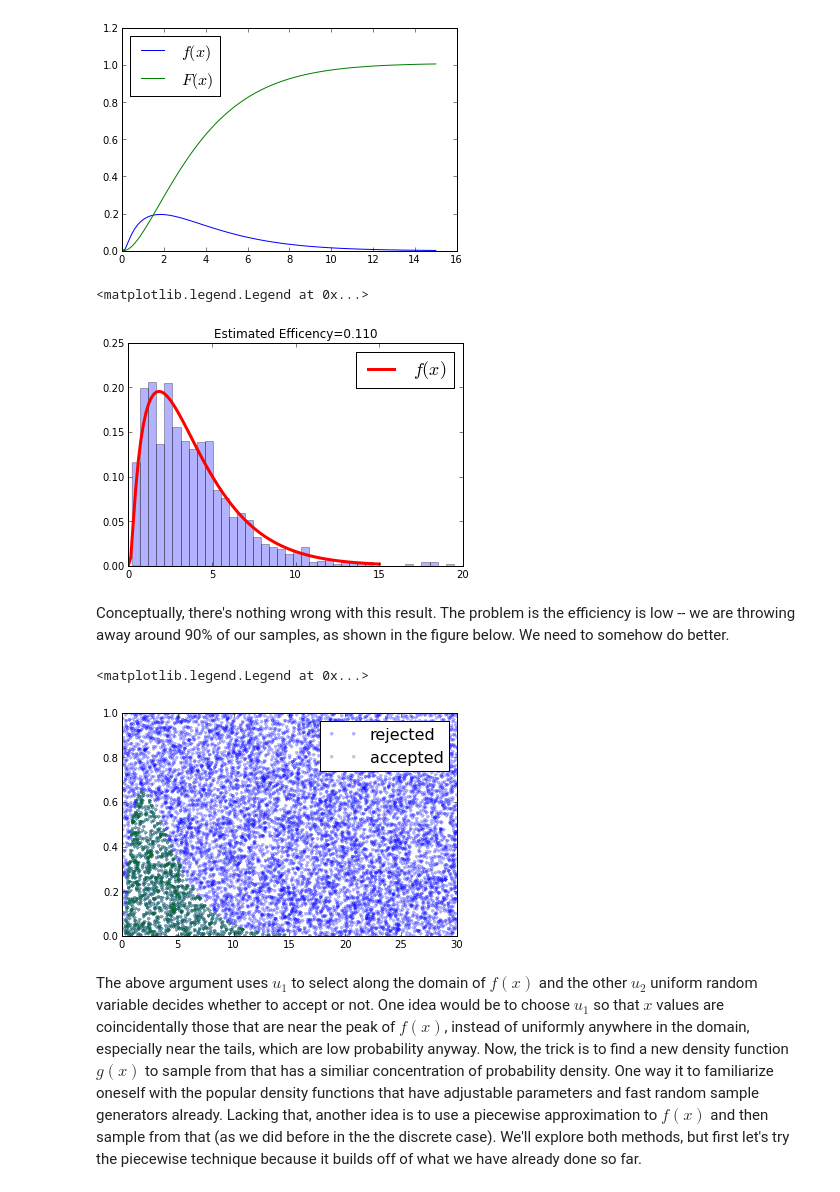
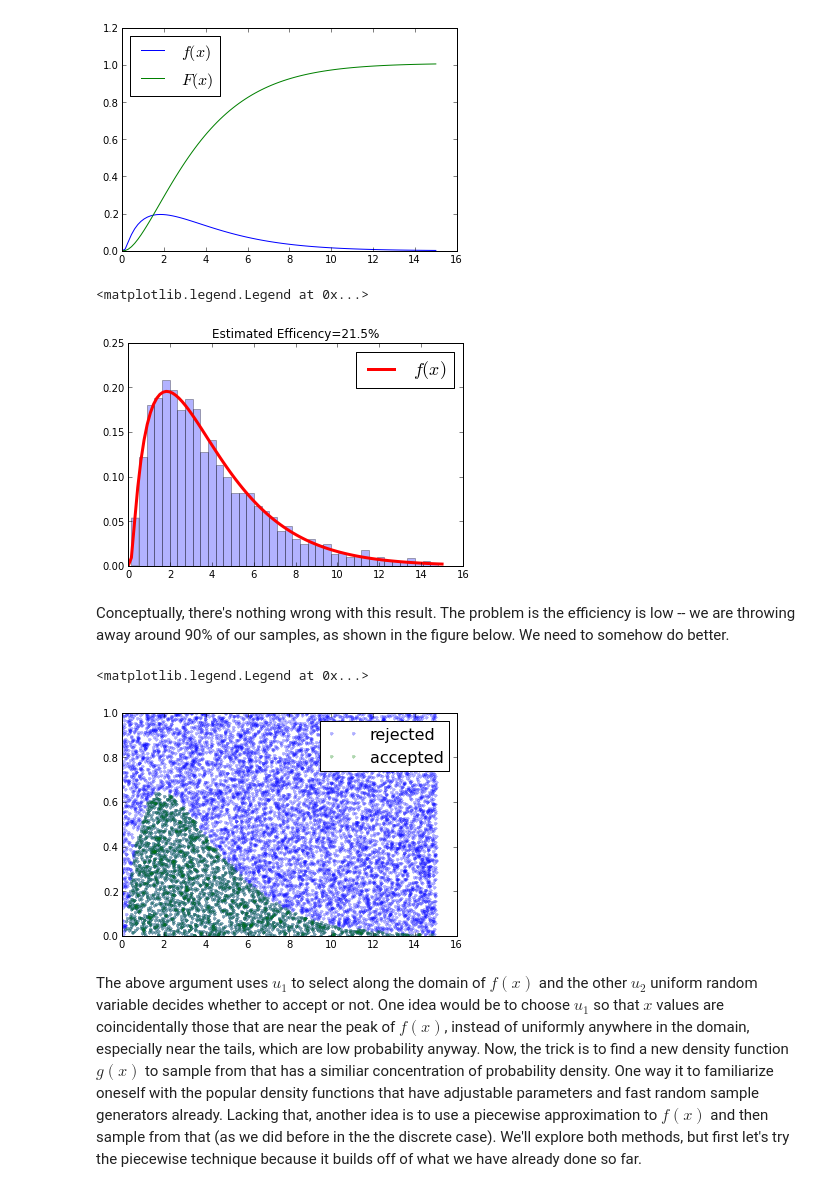
Before and after one commit to unpingco/Pig-in-the-Python, a Jupyter notebook: Sampling_Monte_Carlo.ipynb, the cells around one changed output. Cells and saved outputs as stored; diff of their text form; code cells hidden in the pictures.

```diff
--- a/Sampling_Monte_Carlo.ipynb
+++ b/Sampling_Monte_Carlo.ipynb
@@ -170,18 +172,18 @@ ax.legend(loc=0,fontsize=16);
 [figure]
 # %%
 M=.3
-u1 = rand(10000)*30
-u2 = rand(10000)
+u1 = rand(10000)*15 # uniform random samples scaled out
+u2 = rand(10000)    # uniform random samples
 idx=where(u2<=f(u1)/M)[0]
 v = u1[idx]
 fig,ax=subplots()
 ax.hist(v,normed=1,bins=40,alpha=.3)
 ax.plot(x,fx,'r',lw=3.,label='$f(x)$')
-ax.set_title('Estimated Efficency=%3.3f'%(len(v)/len(u1)))
+ax.set_title('Estimated Efficency=%3.1f%%'%(100*len(v)/len(u1)))
 ax.legend(fontsize=18)
 # %% [output]
 <matplotlib.legend.Legend at 0x...>
-[figure, old version]
+[figure, new version]
 # %% [markdown]
 Conceptually, there's nothing wrong with this result. The problem is the efficiency is low -- we are throwing away around 90% of our samples, as shown in the figure below. We need to somehow do better.
 # %%
@@ -191,7 +193,7 @@ ax.plot(u1[idx],u2[idx],'g.',label='accepted',alpha=.3)
 ax.legend(fontsize=16)
 # %% [output]
 <matplotlib.legend.Legend at 0x...>
-[figure, old version]
+[figure, new version]
 # %% [markdown]
 The above argument uses $u_1$ to select along the domain of $f(x)$ and the other $u_2$ uniform random variable  decides whether to accept or not. One idea would be to choose $u_1$ so that $x$ values are coincidentally those that are near the peak of $f(x)$, instead of uniformly anywhere in the domain, especially near the tails, which are low probability anyway. Now, the trick is to find a new density function $g(x)$ to sample from that has a similiar concentration of probability density. One way it to familiarize oneself with the popular density functions that have adjustable parameters and fast random sample generators already. Lacking that, another idea is to use a piecewise approximation to $f(x)$ and then sample from that (as we did before in the the discrete case). We'll explore both methods, but first let's try the piecewise technique because it builds off of what we have already done so far.
 # %% [markdown]
```
Also changed, not shown: parts of 10 cells of this notebook.
